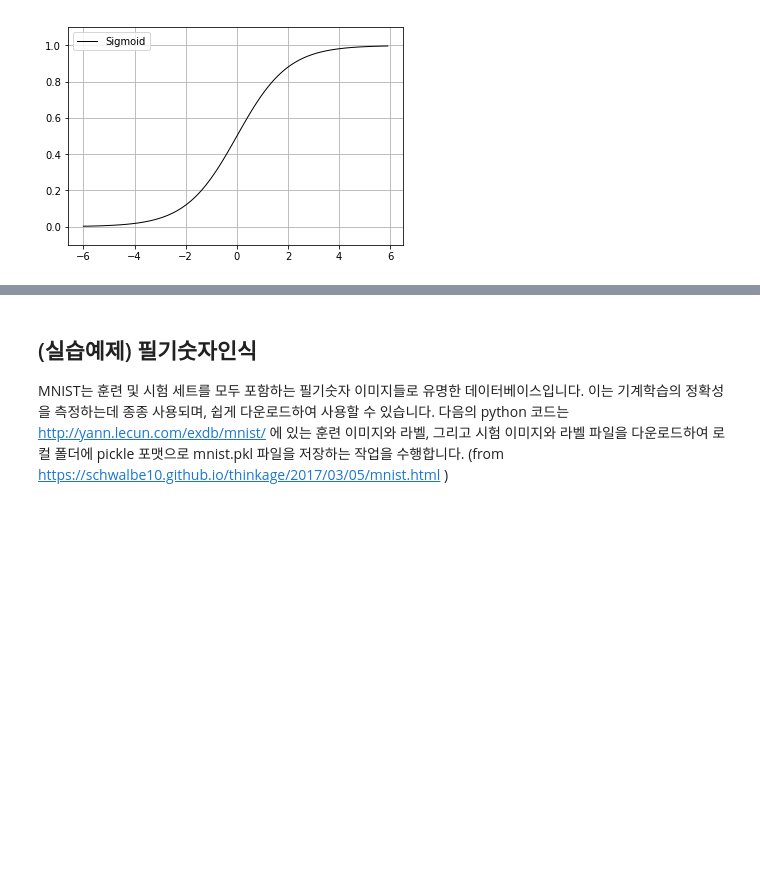
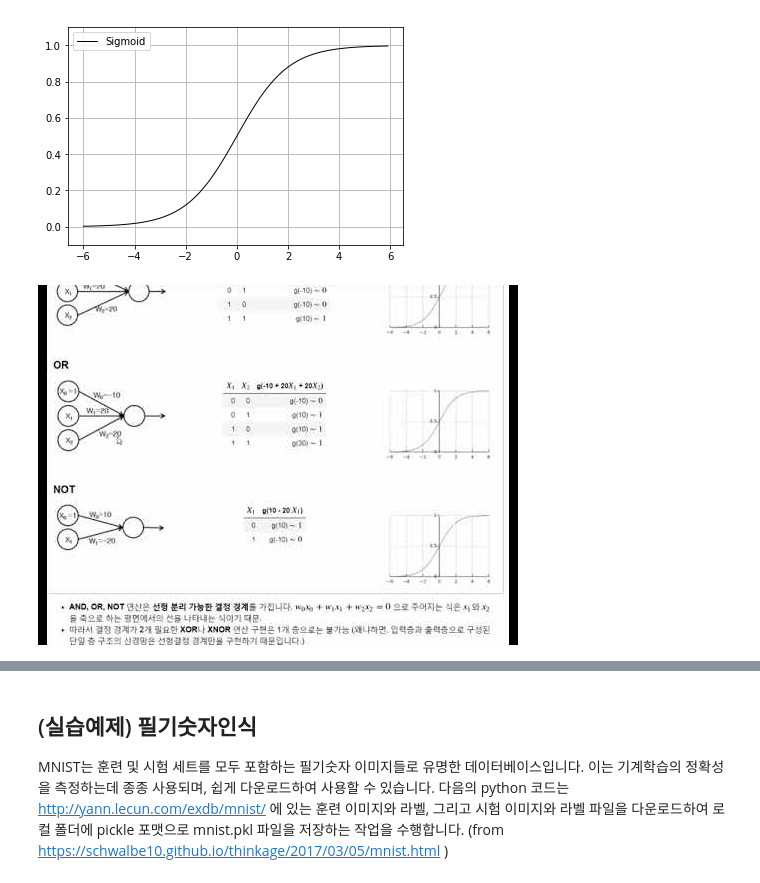
Before and after one commit to junji64/MEAN-stack, a Jupyter notebook: Neural+Network.ipynb, the cells around one changed output, grey strips where cells are left out. Drawn from its saved outputs; the diff is of its cells as text; code cells hidden in the pictures; blank space fills up the shorter version.

```diff
--- a/Neural+Network.ipynb
+++ b/Neural+Network.ipynb
@@ -41,6 +46,10 @@ plt.legend()
 plt.show()
 # %% [output]
 [figure]
+# %%
+YouTubeVideo('6lsSUbWT_bo')
+# %% [output]
+[figure, added]
 # %% [markdown]
 ## AND, OR, NOT 구현
 바이어스 입력($x_0 = 1$)을 포함하여 입력이 3 또는 2 개, 출력이 1개인 구조, 연결 가중치 설정이 중요
```
Also changed, not shown: parts of 8 cells of this notebook.
